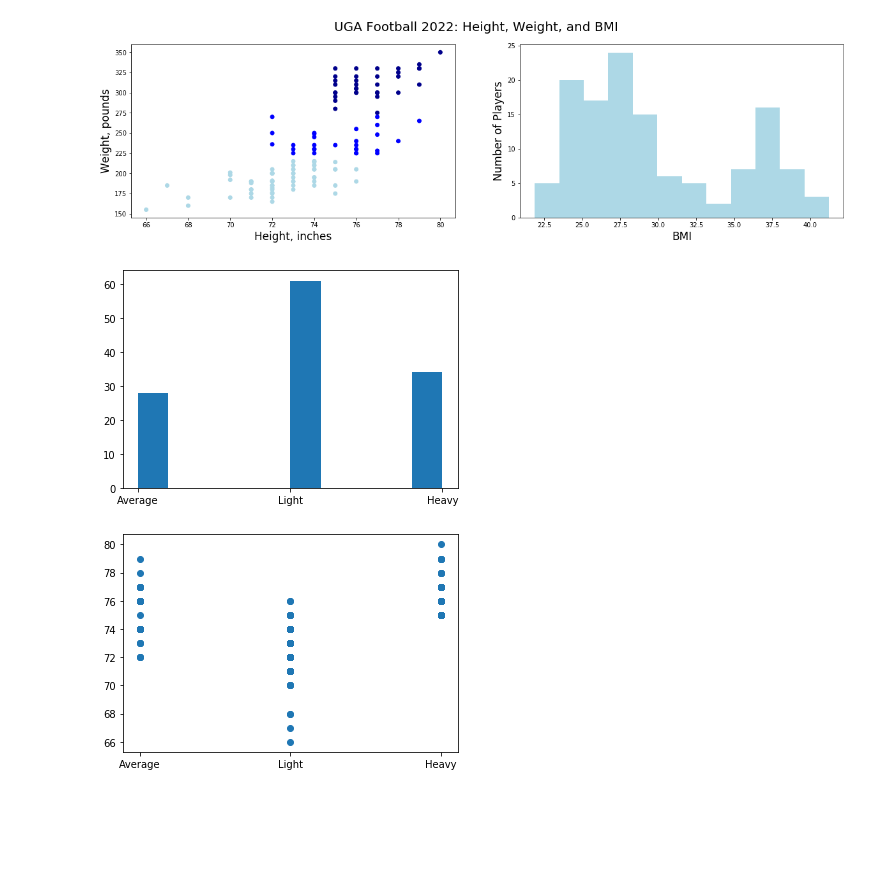
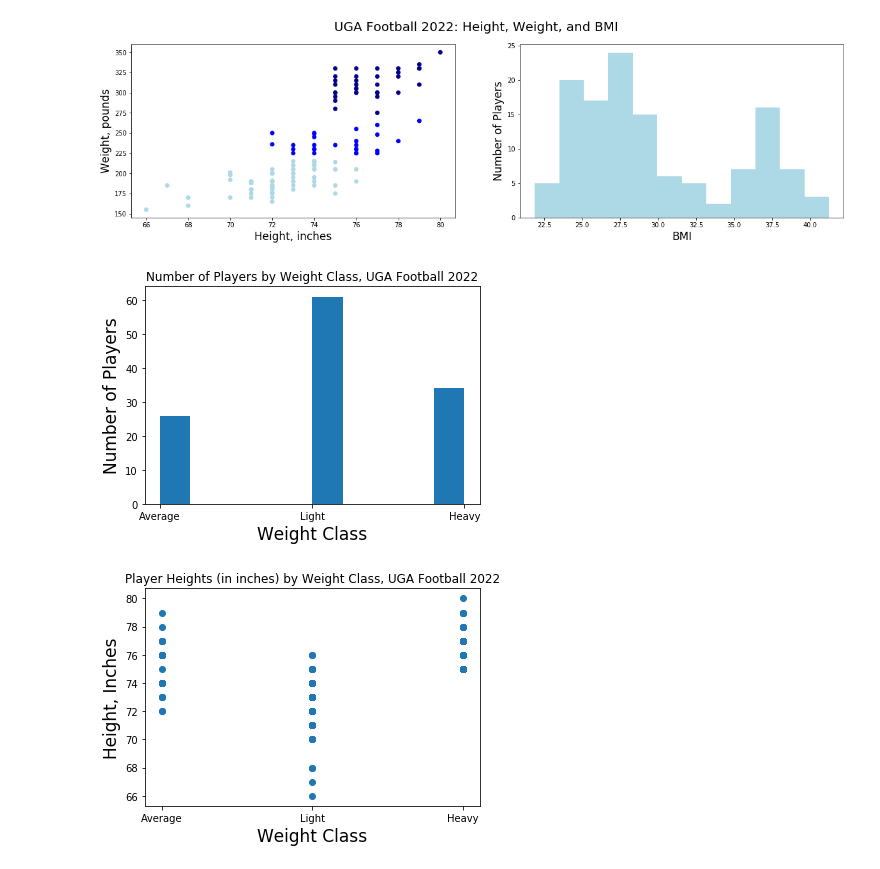
Before and after one commit to jessramosdata/UGA-Football-HTML-Scrape-Clean-and-Vis, a Jupyter notebook: Webpage Scraping HTML, Data Cleaning, Visualizations - UGA Football Roster.ipynb, the cells around one changed output. Cells and saved outputs as stored; diff of their text form; code cells hidden in the pictures; blank space fills up the shorter version.

```diff
--- a/Webpage Scraping HTML, Data Cleaning, Visualizations - UGA Football Roster.ipynb
+++ b/Webpage Scraping HTML, Data Cleaning, Visualizations - UGA Football Roster.ipynb
@@ -275,7 +190,7 @@ def weight_class(weight):
         v = 'Heavy'
     elif weight < 220:
         v ='Light'
-    elif weight > 220 and w < 270:
+    elif weight > 220 and weight < 270:
         v = 'Average'
     else:
         v = 'N/A'
@@ -356,15 +267,21 @@ Text(0, 0.5, 'Number of Players')
 # %%
 #weight class distribution, exploratory
 plt.hist(data2['Weight Class'])
+plt.ylabel('Number of Players', fontsize = 17)
+plt.xlabel('Weight Class', fontsize = 17)
+plt.title('Number of Players by Weight Class, UGA Football 2022')
 plt.show()
 # %% [output]
-[figure, old version]
+[figure, new version]
 # %%
 #weight class by height, exploratory
 plt.scatter(data2['Weight Class'], data2['Height, inches'])
+plt.ylabel('Height, Inches', fontsize = 17)
+plt.xlabel('Weight Class', fontsize = 17)
+plt.title('Player Heights (in inches) by Weight Class, UGA Football 2022')
 plt.show()
 # %% [output]
-[figure, old version]
+[figure, new version]
 # %%
 #Graveyard:
 
```
Also changed, not shown: parts of 12 cells of this notebook.
